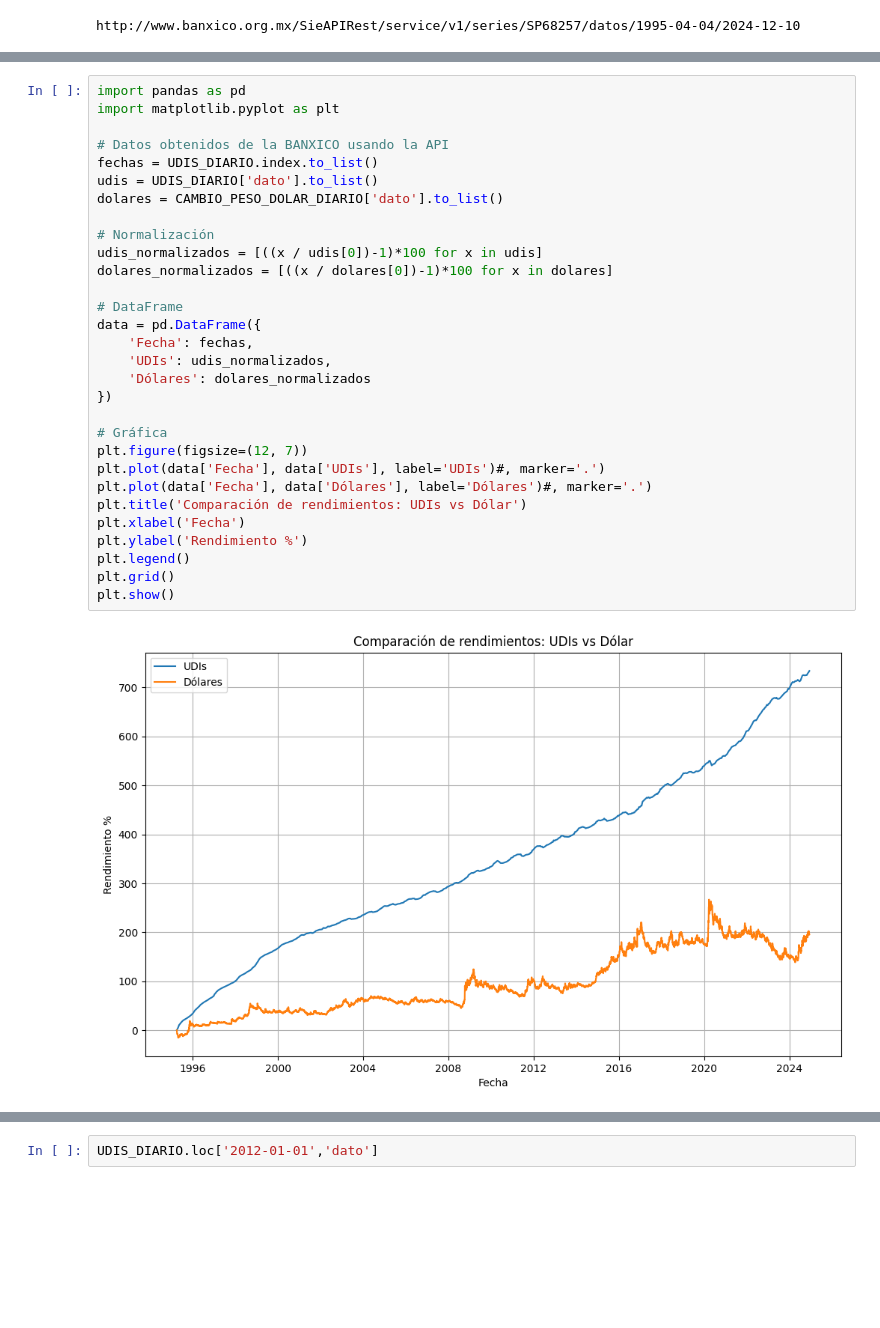
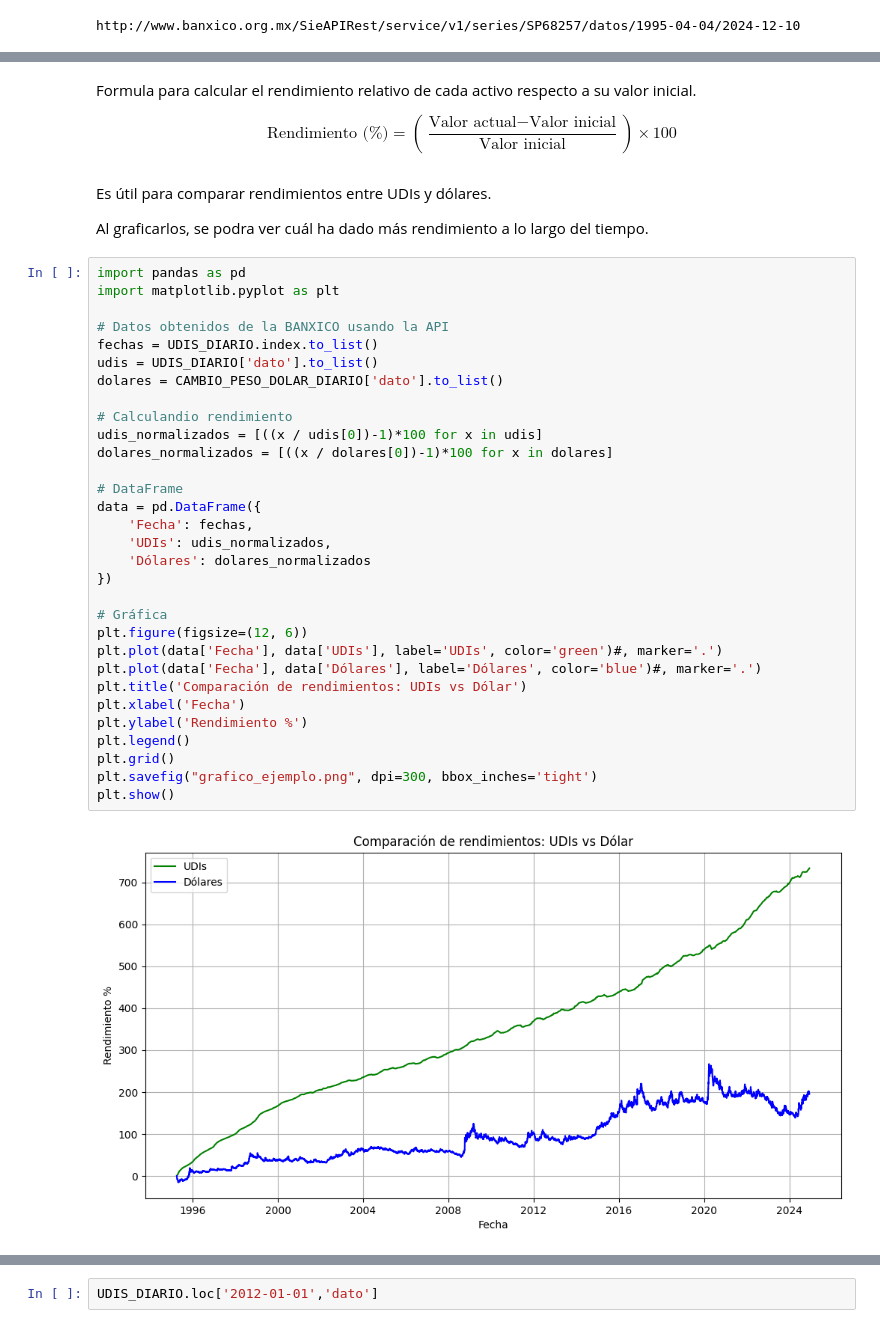
Before and after one commit to GerYar/API_Banxico, a Jupyter notebook: API_Banxico.ipynb, the cells around one changed output, grey strips where cells are left out. Saved outputs shown, nothing was run; the diff lists cells and outputs as text; blank space fills up the shorter version.

Commit message:
customizing plots

```diff
--- a/API_Banxico.ipynb
+++ b/API_Banxico.ipynb
@@ -72,32 +108,43 @@ $$
+# %% [markdown]
+Formula para calcular el rendimiento relativo de cada activo respecto a su valor inicial.
+
+$$
+\text{Rendimiento (\%)} = \left( \frac{\text{Valor actual} - \text{Valor inicial}}{\text{Valor inicial}} \right) \times 100
+$$
+# %% [markdown]
+Es útil para comparar rendimientos entre UDIs y dólares.
+
+Al graficarlos, se podra ver cuál ha dado más rendimiento a lo largo del tiempo.
 # %%
 import pandas as pd
 import matplotlib.pyplot as plt
 
 # Datos obtenidos de la BANXICO usando la API
 fechas = UDIS_DIARIO.index.to_list()
 udis = UDIS_DIARIO['dato'].to_list()
 dolares = CAMBIO_PESO_DOLAR_DIARIO['dato'].to_list()
 
-# Normalización
+# Calculandio rendimiento
 udis_normalizados = [((x / udis[0])-1)*100 for x in udis]
 dolares_normalizados = [((x / dolares[0])-1)*100 for x in dolares]
 
 # DataFrame
 data = pd.DataFrame({
     'Fecha': fechas,
     'UDIs': udis_normalizados,
     'Dólares': dolares_normalizados
 })
 
 # Gráfica
-plt.figure(figsize=(12, 7))
-plt.plot(data['Fecha'], data['UDIs'], label='UDIs')#, marker='.')
-plt.plot(data['Fecha'], data['Dólares'], label='Dólares')#, marker='.')
+plt.figure(figsize=(12, 6))
+plt.plot(data['Fecha'], data['UDIs'], label='UDIs', color='green')#, marker='.')
+plt.plot(data['Fecha'], data['Dólares'], label='Dólares', color='blue')#, marker='.')
 plt.title('Comparación de rendimientos: UDIs vs Dólar')
 plt.xlabel('Fecha')
 plt.ylabel('Rendimiento %')
 plt.legend()
 plt.grid()
+plt.savefig("grafico_ejemplo.png", dpi=300, bbox_inches='tight')
 plt.show()
 # %% [output]
-[figure, old version]
+[figure, new version]
```
Also changed, not shown: parts of 23 cells of this notebook, 1 other file.
